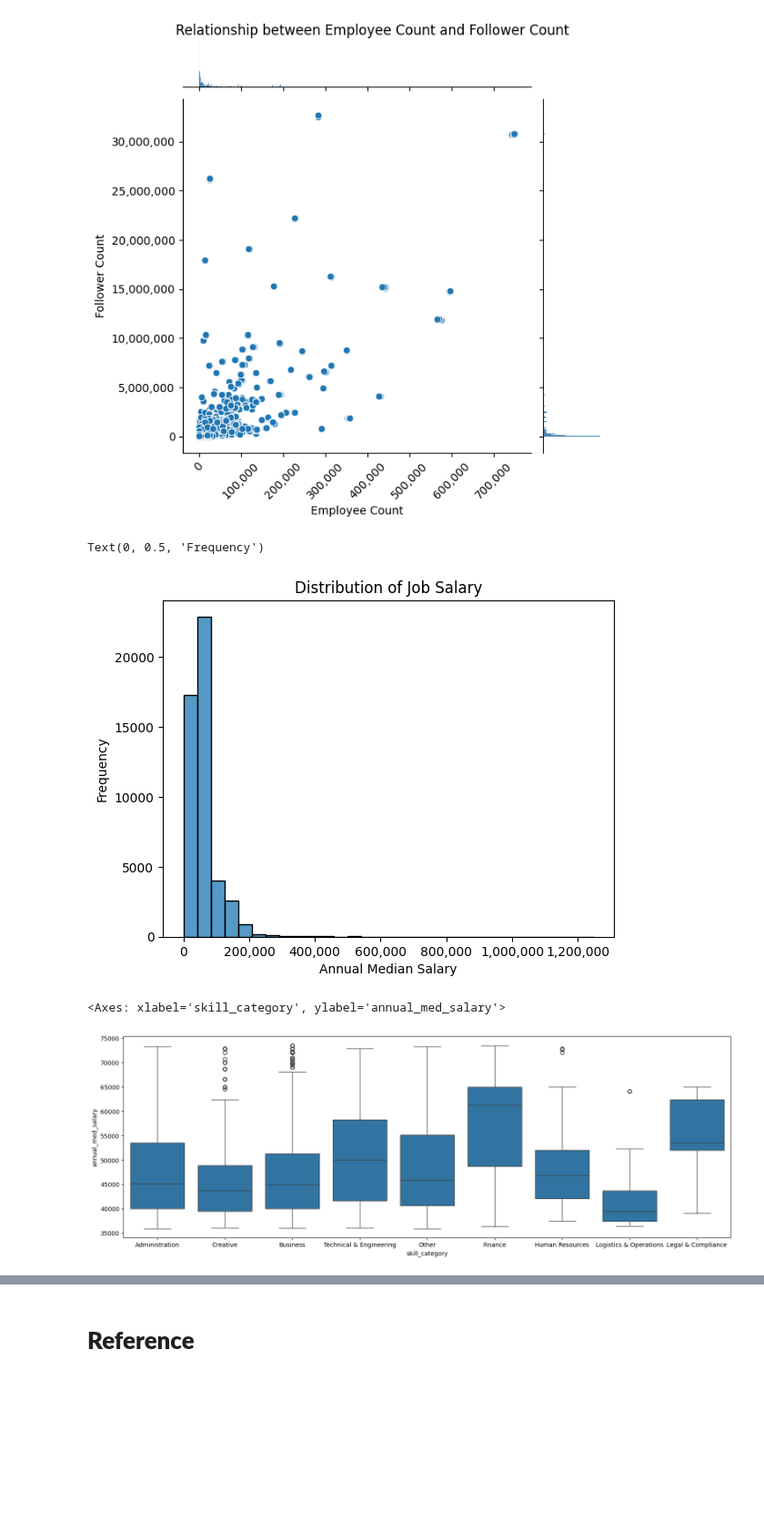
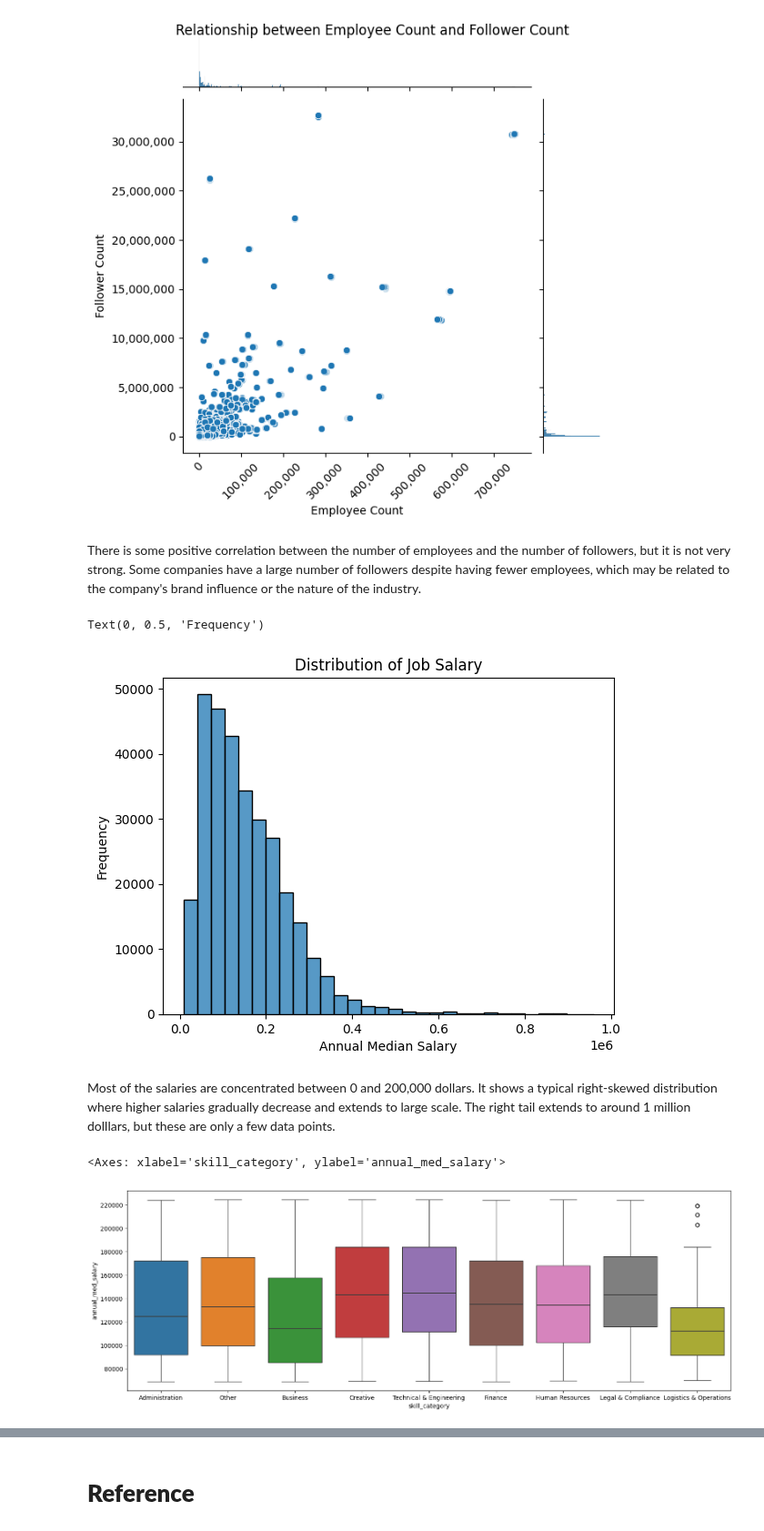
Before and after one commit to Koi4595/Group_10_FA_2024, a Jupyter notebook: SI_618_Project_Part1.ipynb, the cells around one changed output, grey strips where cells are left out. Shown at 91% size. Saved outputs shown, nothing was run; the diff lists cells and outputs as text; code cells hidden in the pictures; blank space fills up the shorter version.

```diff
--- a/SI_618_Project_Part1.ipynb
+++ b/SI_618_Project_Part1.ipynb
@@ -342,0 +411,6 @@ job_company_pair.to_csv('./Projectdata/job_company_pair.csv', index=False)
+# %%
+df_sorted = df.sort_values(by='annual_med_salary')
+#print(df_sorted.head(2730))
+#filter these extremely low values
+df_filtered = (df[df['annual_med_salary'] >= 7500])
+df_filtered
@@ -343,13 +431,24 @@ job_company_pair.to_csv('./Projectdata/job_company_pair.csv', index=False)
 # %%
 # 1. Relationship between follower_employee_ratio and salary
 # Create a scatter plot to show the relationship between follower_employee_ratio and salary with different company sizes
+import matplotlib.ticker as mticker
+
+# 1. Relationship between follower_employee_ratio and salary
+# Create a scatter plot to show the relationship between follower_employee_ratio and salary with different company sizes
 plt.figure(figsize=(10, 6))
-ax = sns.scatterplot(data=df, x='employee_follower_ratio', y='annual_med_salary', hue='company_size')
+print(df['annual_med_salary'])
 
-# Set the title and labels to not showing scientific notation
+#filter these extremely high values
+df_toplot = df_filtered[df_filtered['annual_med_salary'] < 1000000]
+
+plt.figure(figsize=(10, 6))
+ax = sns.scatterplot(data=df_toplot, x='employee_follower_ratio', y='annual_med_salary', hue='company_size')
+
+
 ax.yaxis.set_major_formatter(mticker.FuncFormatter(lambda x, _: f'{int(x):,}'))
 ax.set_title('Relationship between Employee-Follower Ratio and Salary')
 ax.set_xlabel('Employee-Follower Ratio')
 ax.set_ylabel('Annual Median Salary')
+
 plt.show()
 # %% [output]
@@ -369,29 +484,32 @@ plt.show()
 # %% [output]
 <Figure size 1000x600 with 0 Axes>
 [figure]
+# %% [markdown]
+There is some positive correlation between the number of employees and the number of followers, but it is not very strong. Some companies have a large number of followers despite having fewer employees, which may be related to the company's brand influence or the nature of the industry.
 # %%
-#3. Distribution of Job annual median，min and max Salary
-s = sns.histplot(data=df, x='annual_med_salary', bins=30)
-s.xaxis.set_major_formatter(mticker.FuncFormatter(lambda x, _: f'{int(x):,}'))
+#3. Distribution of Job annual Salary
+sns.histplot(data=df_toplot, x='annual_med_salary', bins=30)
 plt.title('Distribution of Job Salary')
 plt.xlabel('Annual Median Salary')
 plt.ylabel('Frequency')
 # %% [output]
 Text(0, 0.5, 'Frequency')
-[figure, old version]
+[figure, new version]
+# %% [markdown]
+Most of the salaries are concentrated between 0 and 200,000 dollars. It shows a typical right-skewed distribution where higher salaries gradually decrease and extends to large scale. The right tail extends to around 1 million dolllars, but these are only a few data points.
 # %%
-#4. plot the distribution of job salary by skills and industries
+#3. plot the distribution of job salary by skills and industries
 plt.figure(figsize=(18, 6))
 # set thresholds for the number of rows to display
 threshold_low = 0.2
 threshold_high = 0.8
 # get the top and bottom quantiles that stands for most jobs
-low_quantile = df['annual_med_salary'].quantile(threshold_low)
-high_quantile = df['annual_med_salary'].quantile(threshold_high)
+low_quantile = df_toplot['annual_med_salary'].quantile(threshold_low)
+high_quantile = df_toplot['annual_med_salary'].quantile(threshold_high)
 # filter the data
-df_filtered = df[(df['annual_med_salary'] > low_quantile) & (df['annual_med_salary'] < high_quantile)]
+df_toplot_1 = df_toplot[(df_toplot['annual_med_salary'] > low_quantile) & (df_toplot['annual_med_salary'] < high_quantile)]
 # plot the data
-sns.boxplot(data=df_filtered, x='skill_category', y='annual_med_salary')
+sns.boxplot(data=df_toplot_1, x='skill_category', y='annual_med_salary',hue = 'skill_category')
 # %% [output]
 <Axes: xlabel='skill_category', ylabel='annual_med_salary'>
-[figure, old version]
+[figure, new version]
```
Also changed, not shown: parts of 18 cells of this notebook, 1 other file.
